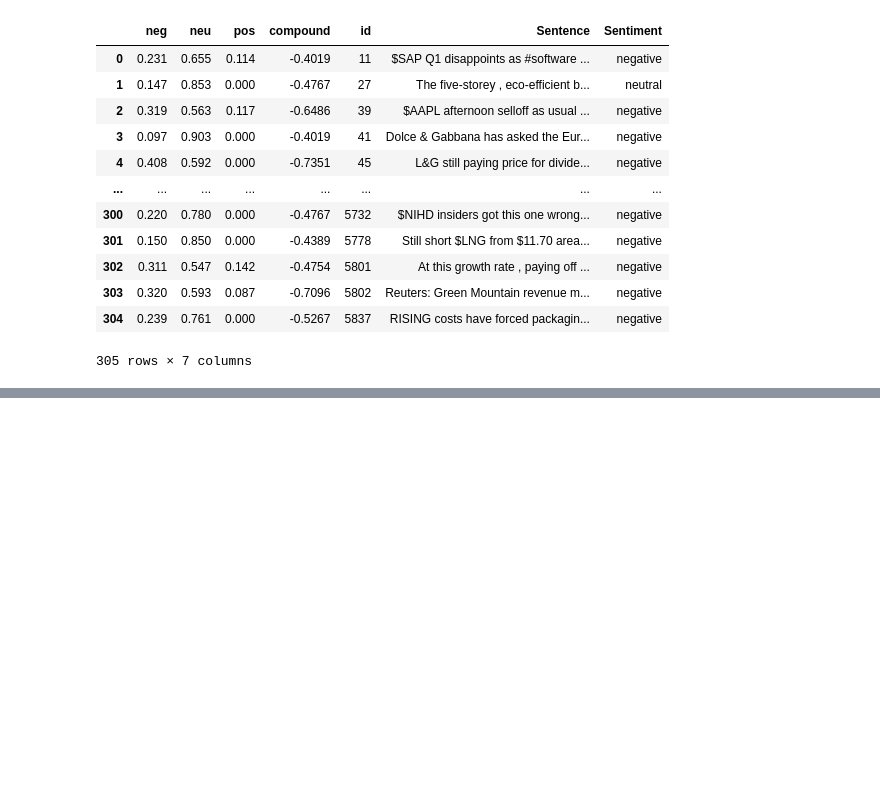
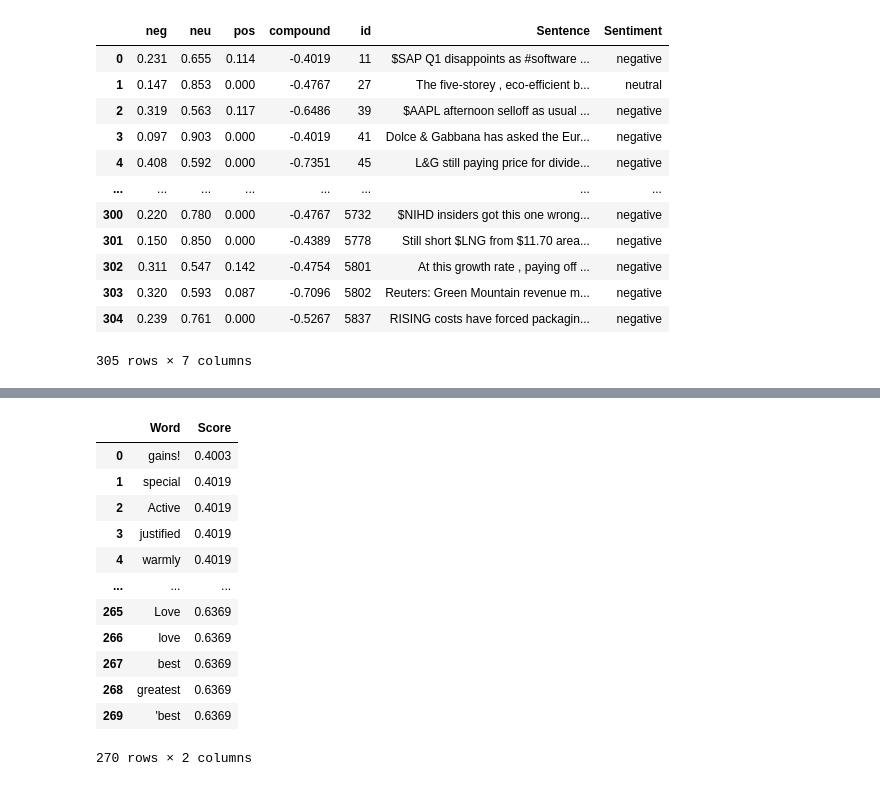
Before and after one commit to hasanhaider2468/Financial-sentiment-analysis, a Jupyter notebook: Project_code/Project-code.ipynb, the cells around one changed output, grey strips where cells are left out. Drawn from its saved outputs; the diff is of its cells as text; code cells hidden in the pictures; blank space fills up the shorter version.

Commit message:
Adding polarity scores for significant individual words

```diff
--- a/Project_code/Project-code.ipynb
+++ b/Project_code/Project-code.ipynb
@@ -269,0 +263,20 @@ ndf_sorted
+# %%
+positive_df = pd.DataFrame(list(pos_polarity_words.items()), columns=['Word', 'Score'])
+pdf_sorted = positive_df.sort_values(by='Score', ascending=True)
+pdf_sorted = pdf_sorted.reset_index(drop=True)
+
+pdf_sorted
+# %% [output]
+|  | Word | Score |
+| 0 | gains! | 0.4003 |
+| 1 | special | 0.4019 |
+| 2 | Active | 0.4019 |
+| 3 | justified | 0.4019 |
+| 4 | warmly | 0.4019 |
+| ... | ... | ... |
+| 265 | Love | 0.6369 |
+| 266 | love | 0.6369 |
+| 267 | best | 0.6369 |
+| 268 | greatest | 0.6369 |
+| 269 | 'best | 0.6369 |
+270 rows × 2 columns
```
Also changed, not shown: parts of 17 cells of this notebook.
